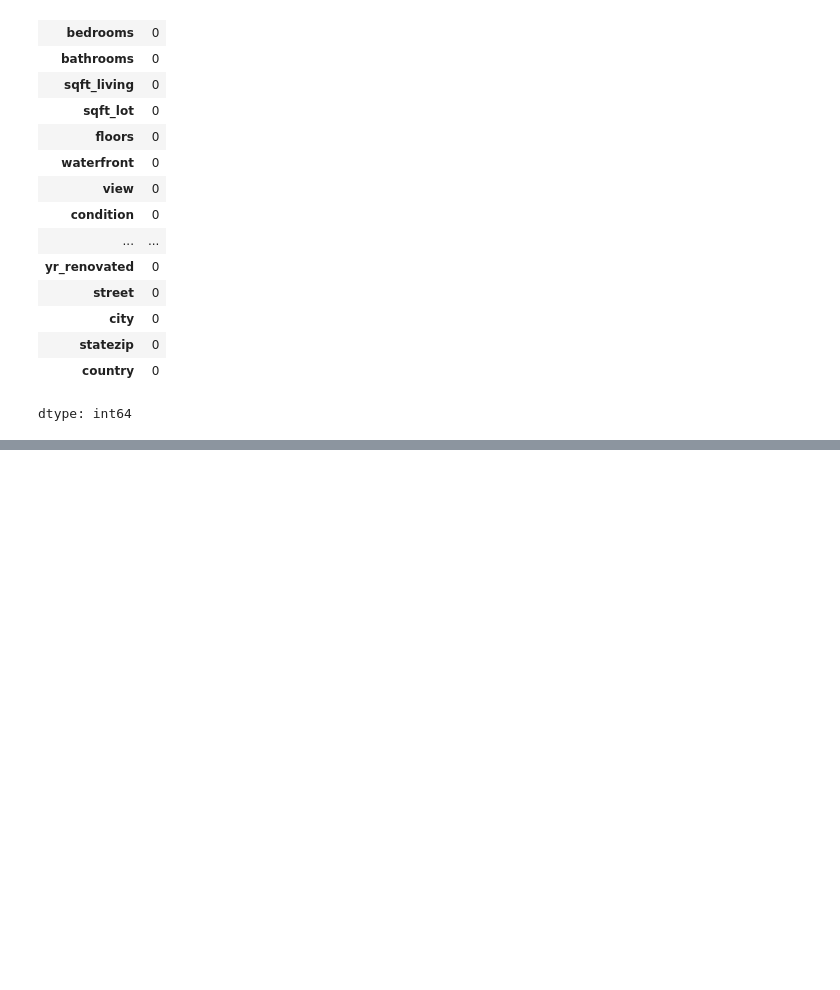
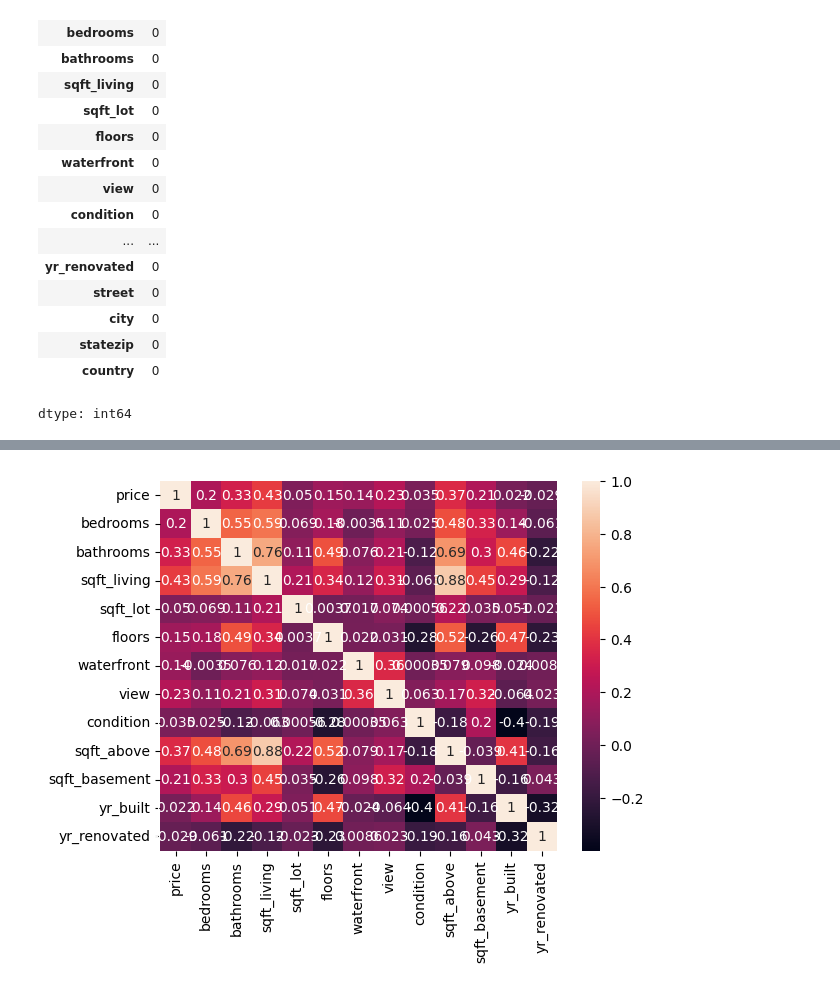
Before and after one commit to baladalintang/balada, a Jupyter notebook: regeresihargarumah.ipynb, the cells around one changed output, grey strips where cells are left out. Cells and saved outputs as stored; diff of their text form; code cells hidden in the pictures; blank space fills up the shorter version.

```diff
--- a/regeresihargarumah.ipynb
+++ b/regeresihargarumah.ipynb
@@ -80,0 +140,6 @@ plt.show()
+# %%
+
+sns.heatmap(df.drop('date', axis=1).corr(), annot = True)
+plt.show()
+# %% [output]
+[figure, added]
```
Also changed, not shown: parts of 18 cells of this notebook.
